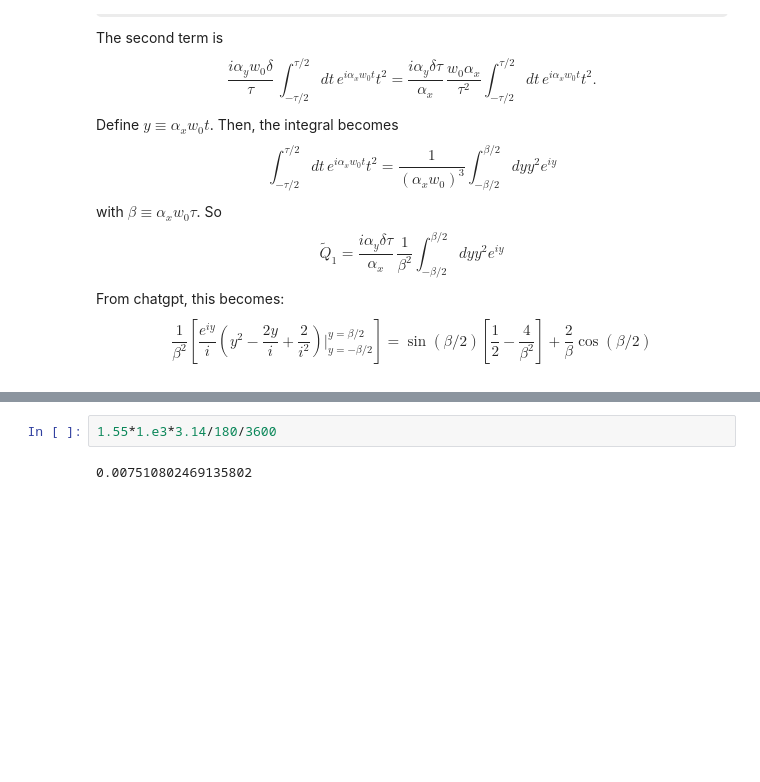
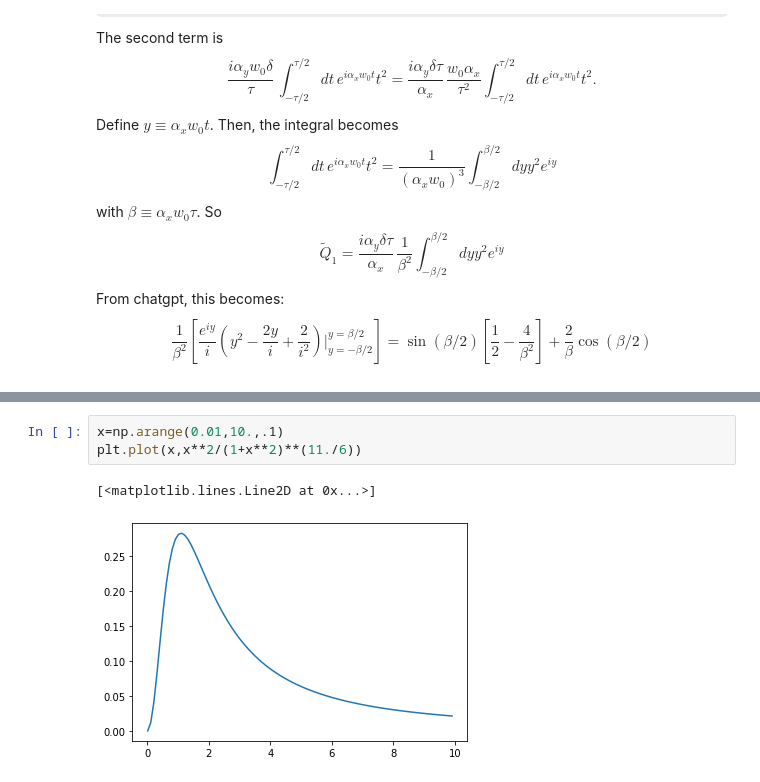
Before and after one commit to dodelson/SPT, a Jupyter notebook: sptc.ipynb, the cells around one changed output, grey strips where cells are left out. Cells and saved outputs as stored; diff of their text form; some formulas as TeX source; blank space fills up the shorter version.

```diff
--- a/sptc.ipynb
+++ b/sptc.ipynb
@@ -139,4 +174,6 @@ np.sin(30*3.14/180)
 # %%
-1.55*1.e3*3.14/180/3600
+x=np.arange(0.01,10.,.1)
+plt.plot(x,x**2/(1+x**2)**(11./6))
 # %% [output]
-0.007510802469135802
+[<matplotlib.lines.Line2D at 0x...>]
+[figure, added]
```
Also changed, not shown: parts of 4 cells of this notebook.
